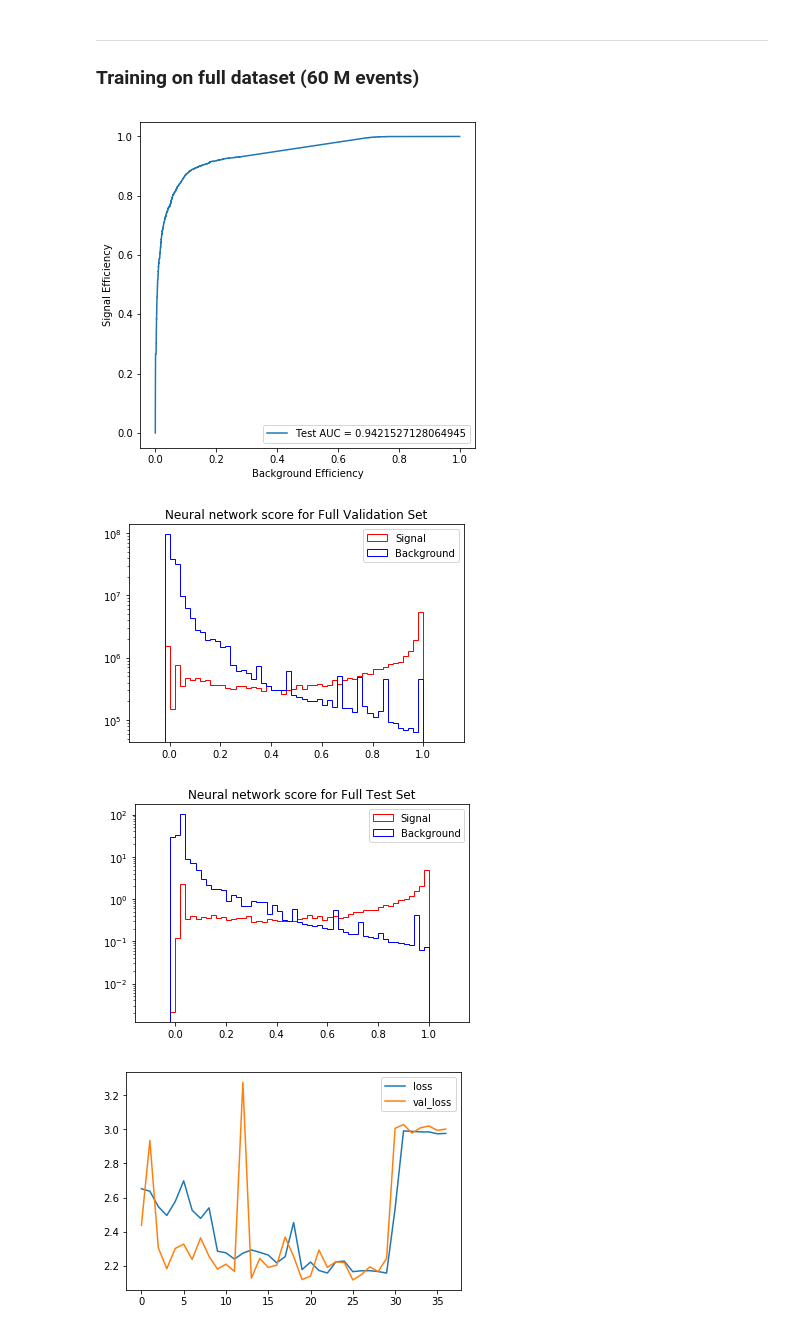
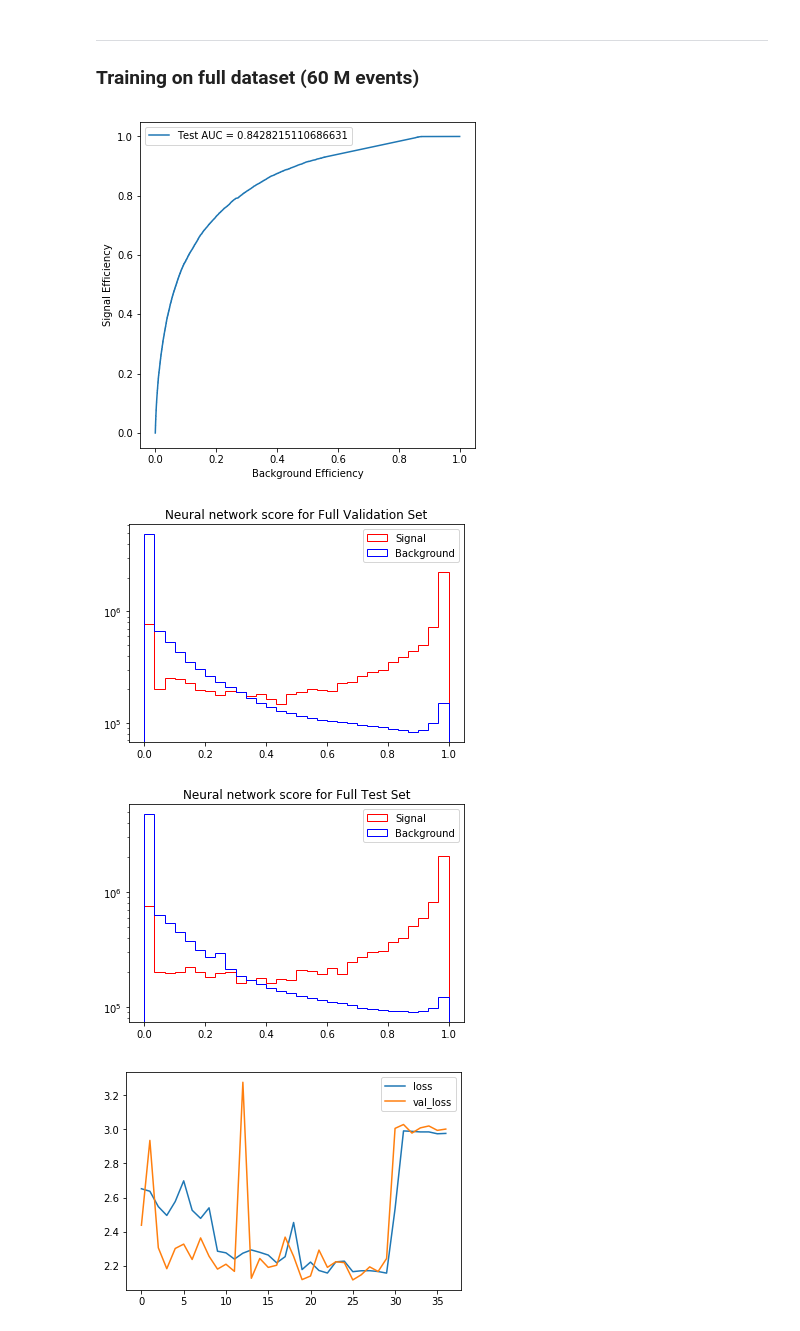
Before and after one commit to RazorCMS/DeepAnalyzer, a Jupyter notebook: keras/Visualization.ipynb, the cells around one changed output. Cells and saved outputs as stored; diff of their text form; code cells hidden in the pictures.

Commit message:
Add first tuning result

```diff
--- a/keras/Visualization.ipynb
+++ b/keras/Visualization.ipynb
@@ -221,7 +262,10 @@ def get_roc_curve(file_name=''):
     val_pred = valrel['Prediction'][:,1]
     val_truth = valrel['Truth'][:]
     val_weight = valrel['Weight'][:]
-    fpr, tpr, thresholds = roc_curve(val_truth, val_pred, sample_weight=val_weight)
+    fpr, tpr, thresholds = roc_curve(val_truth,
+                                     val_pred,
+                                     #sample_weight=val_weight
+                                    )
     return fpr, tpr
 def plot_roc(file_name='',label=''):
     fpr, tpr = get_roc_curve(file_name)
@@ -236,32 +280,41 @@ plt.xlabel('Background Efficiency')
 plt.legend(loc='best')
 plt.show()
 # %% [output]
-[figure, old version]
+[figure, new version]
 # %%
 def get_score(file_name='', title=''):
     valrel = h5py.File(file_name,"r")
     assert valrel
     valrel.keys()
     val_pred = valrel['Prediction'][:,1]
     val_truth = valrel['Truth'][:]
     val_weight = valrel['Weight'][:]
     val_sn = val_pred[np.where(val_truth>0.5)]
     val_bkg = val_pred[np.where(val_truth<0.5)]
     weight_sn = val_weight[np.where(val_truth>0.5)]
     weight_bkg = val_weight[np.where(val_truth<0.5)]
     plt.figure()
-    plt.hist(val_sn, weights=weight_sn, bins=60, range=(-0.1,1.1), histtype='step', color='r', label='Signal')
-    plt.hist(val_bkg, weights=weight_bkg, bins=60, range=(-0.1,1.1), histtype='step', color='b', label='Background')
+    n_sn, bins_sn, _ = plt.hist(val_sn,
+                                #weights=weight_sn,
+                                bins=30, range=(0,1), histtype='step', color='r', label='Signal')
+    n_bkg, bins_bkg, _ = plt.hist(val_bkg,
+                                  #weights=weight_bkg,
+                                  bins=30, range=(0,1), histtype='step', color='b', label='Background')
     plt.title('Neural network score for {}'.format(title))
     plt.legend(loc='best')
     plt.yscale('log')
     plt.show()
     valrel.close()
+    return bins_sn, n_sn, n_bkg
 get_score("Result/ValidationResult0_Nadam.h5", "Full Validation Set")
-get_score("Result/TestResult0_Nadam.h5", "Full Test Set")
+bins, n_sn, n_bkg = get_score("Result/TestResult0_Nadam.h5", "Full Test Set")
+with h5py.File("Result/Template0.h5","w") as out:
+    out.create_dataset("Bins",data=bins)
+    out.create_dataset("Signal",data=n_sn)
+    out.create_dataset("Background",data=n_bkg)
 # %% [output]
-[figure, old version]
+[figure, new version]
-[figure, old version]
+[figure, new version]
 # %%
 import pickle
 
```
Also changed, not shown: parts of 4 cells of this notebook.
